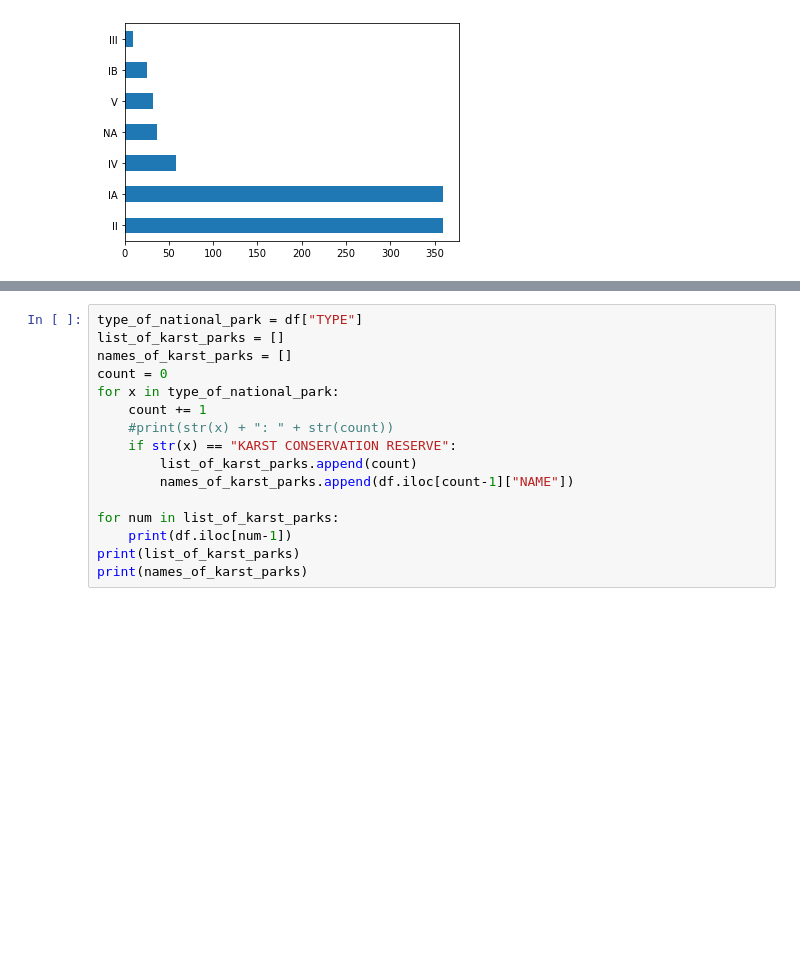
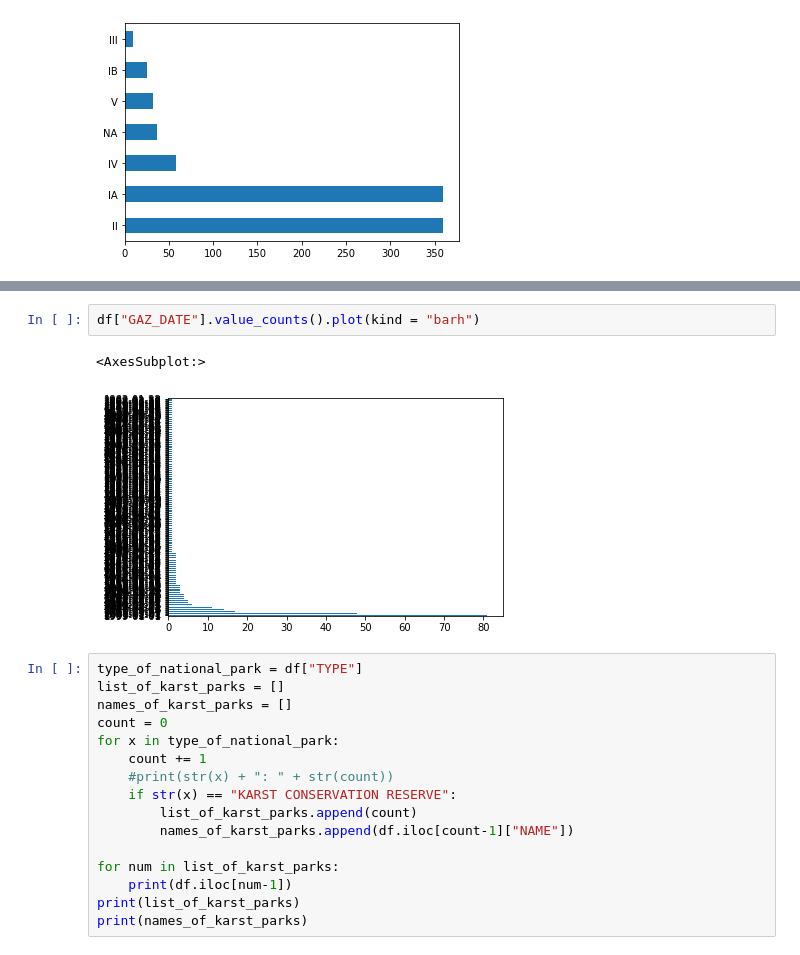
Before and after one commit to AlXu111/NationalParks, a Jupyter notebook: dataproject.ipynb, the cells around one changed output, grey strips where cells are left out. Drawn from its saved outputs; the diff is of its cells as text; blank space fills up the shorter version.

```diff
--- a/dataproject.ipynb
+++ b/dataproject.ipynb
@@ -215,3 +239,8 @@ df["IUCN"].value_counts().plot(kind = "barh")
+# %%
+df["GAZ_DATE"].value_counts().plot(kind = "barh")
+# %% [output]
+<AxesSubplot:>
+[figure, added]
 # %%
 type_of_national_park = df["TYPE"]
 list_of_karst_parks = []
```
Also changed, not shown: parts of 8 cells of this notebook.
